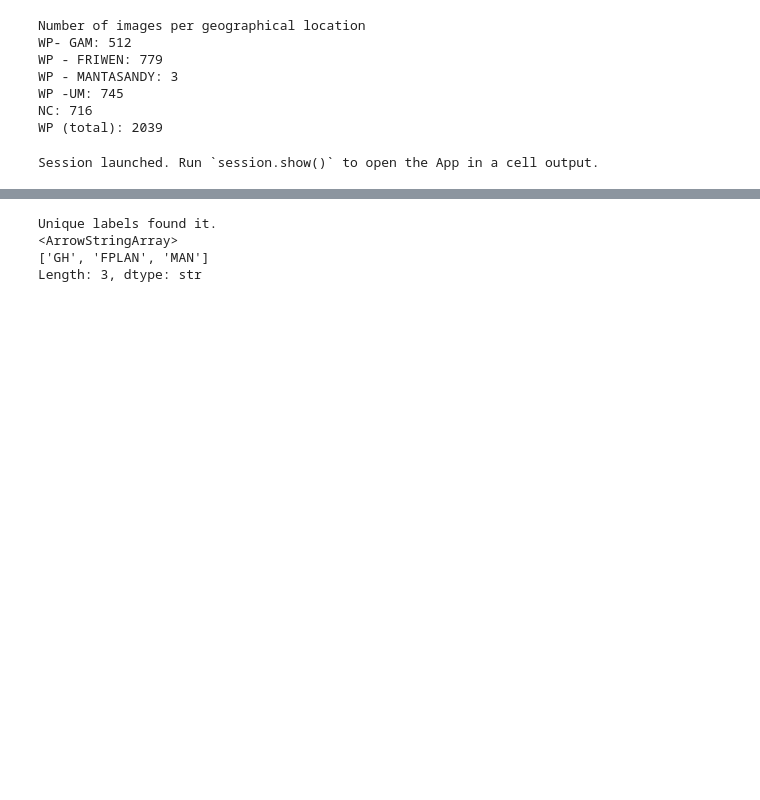
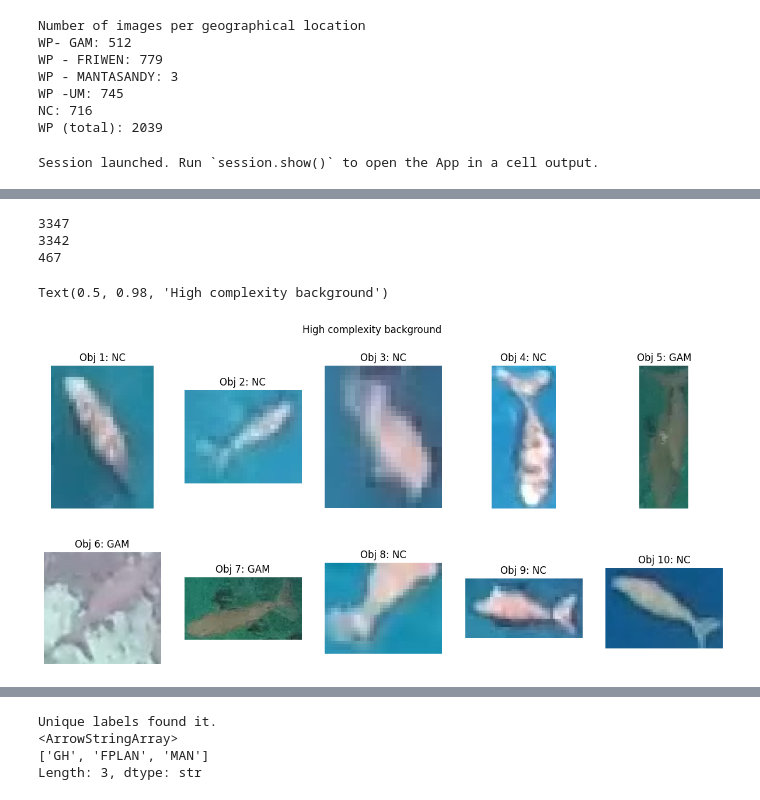
Before and after one commit to emanuel-gf/Dugongs_IRISA-MARBEC-LIRMM, a Jupyter notebook: chapter1_exploringID/studies/preset-31-03.ipynb, the cells around one changed output, grey strips where cells are left out. Cells and saved outputs as stored; diff of their text form; code cells hidden in the pictures; blank space fills up the shorter version.

Commit message:
-- calculate ID for different background complexities

```diff
--- a/chapter1_exploringID/studies/preset-31-03.ipynb
+++ b/chapter1_exploringID/studies/preset-31-03.ipynb
@@ -138,0 +174,66 @@ len(extract_first_word)
+# %%
+from fiftyone import ViewField as F
+
+# Filter detections in the 'audit' field
+medium_complexity_bg = dataset.filter_labels(
+    "audit",
+    F("background_complexity") == "medium"
+)
+
+high_complexity_bg = dataset.filter_labels(
+    "audit",
+    F("background_complexity") == "high"
+)
+
+low_complexity_bg = dataset.filter_labels(
+    "audit",
+    F("background_complexity") == "low"
+)
+
+# Check how many detections matched
+print(high_complexity_bg.count("audit.detections"))
+# Check how many detections matched
+print(medium_complexity_bg.count("audit.detections"))
+# Check how many detections matched
+print(low_complexity_bg.count("audit.detections"))
+# %% [output]
+3347
+3342
+467
+# %%
+import PIL
+
+patches_view = high_complexity_bg.to_patches("ground_truth")
+
+random_patches = patches_view.shuffle().limit(10)
+
+# 4. Plot using Matplotlib
+fig, axes = plt.subplots(2, 5, figsize=(15, 7))
+axes = axes.flatten()
+
+for i, patch in enumerate(random_patches):
+    # Load the image
+    img = PIL.Image.open(patch.filepath)
+    width, height = img.size
+
+    # Get bounding box [top_left_x, top_left_y, width, height]
+    # Note: These are normalized (0 to 1)
+    bbox = patch.ground_truth.bounding_box
+
+    # Convert normalized coordinates to pixel coordinates
+    left = bbox[0] * width
+    top = bbox[1] * height
+    right = (bbox[0] + bbox[2]) * width
+    bottom = (bbox[1] + bbox[3]) * height
+
+    # Crop the image to the object
+    obj_crop = img.crop((left, top, right, bottom))
+
+    axes[i].imshow(obj_crop)
+    axes[i].set_title(f"Obj {i+1}: {patch.ground_truth.subregion}")
+    axes[i].axis("off")
+
+fig.suptitle("High complexity background")
+# %% [output]
+Text(0.5, 0.98, 'High complexity background')
+[figure, added]
```
Also changed, not shown: parts of 19 cells of this notebook.
